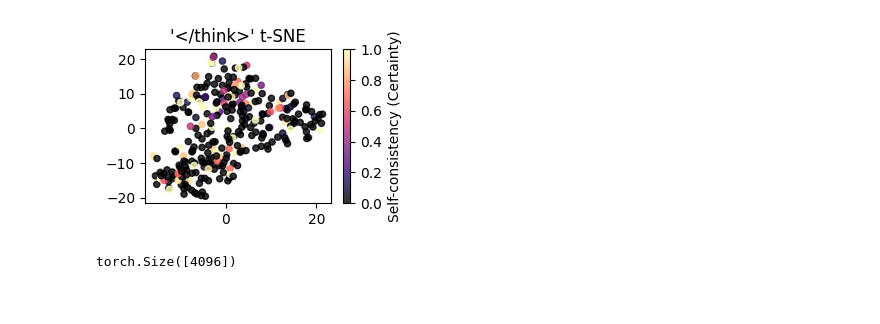
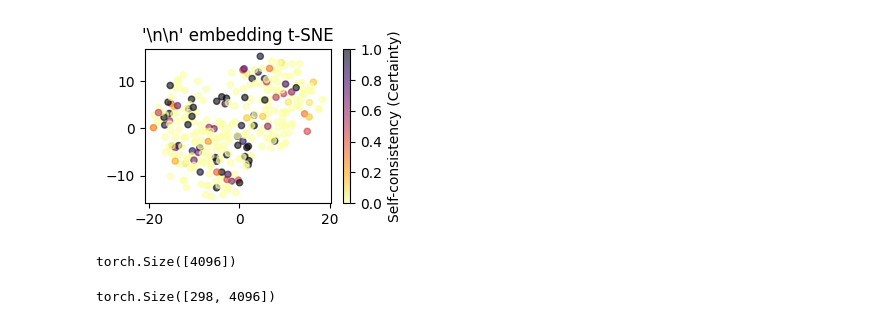
Before and after one commit to pingzhili/vllm-generator, a Jupyter notebook: notebooks/profile.ipynb, the cells around one changed output. Cells and saved outputs as stored; diff of their text form; code cells hidden in the pictures.

```diff
--- a/notebooks/profile.ipynb
+++ b/notebooks/profile.ipynb
@@ -7,7 +7,10 @@ import json
 # %%
 df = pd.read_parquet("../../open-math-reasoning/sample_c7_300_results_repeat_16.parquet")
 prompt_to_embed = torch.load("../../open-math-reasoning/sample_c7_300_problem_last_hidden_states.pt")
-problem_to_embed = {key.split("<|im_start|>user\n")[-1].split("<|im_end|>\n<|im_start|>assistant\n")[0]: value for key, value in prompt_to_embed.items()}
+problem_to_all_layer_embed = {key.split("<|im_start|>user\n")[-1].split("<|im_end|>\n<|im_start|>assistant\n")[0]: value for key, value in prompt_to_embed.items()}
+# %%
+layer = -1
+problem_to_embed = {key: value[layer] for key, value in problem_to_all_layer_embed.items()}
 # %%
 def extract_last_boxed_greedy(text):
     if not text:
@@ -37,29 +40,31 @@ for problem in df.problem.unique():
             num_pass += 1
     problem_to_pass_rate[problem] = num_pass / num_total
 # %%
-import numpy as np
 import matplotlib.pyplot as plt
 from sklearn.manifold import TSNE
 
 # 模拟一些数据
-np.random.seed(42)
 X = torch.stack([problem_to_embed[problem] for problem in problem_to_pass_rate.keys()])
 y = torch.tensor([problem_to_pass_rate[problem] for problem in problem_to_pass_rate.keys()])
 
 # t-SNE 降维
-tsne = TSNE(n_components=2, perplexity=30, learning_rate=200, random_state=42)
+tsne = TSNE(n_components=2, perplexity=30, learning_rate=200, random_state=666, max_iter=3000)
 X_2d = tsne.fit_transform(X)
 
 plt.figure(figsize=(3, 2))
 plt.tight_layout(pad=0)
-sc = plt.scatter(X_2d[:, 0], X_2d[:, 1], c=y, cmap='magma', s=20, alpha=0.8)
+sc = plt.scatter(X_2d[:, 0], X_2d[:, 1], c=y, cmap='inferno_r', s=20, alpha=0.6)
 plt.colorbar(sc, label="Self-consistency (Certainty)")
-plt.title("'</think>' t-SNE")
+plt.title("'\\n\\n' embedding t-SNE")
 # remove tick labels
 plt.show()
 # %% [output]
-[figure, old version]
+[figure, new version]
 # %%
 problem_to_embed["Find a basis for the space of polynomials \\( p(x) \\) of degree less than or equal to 3."].shape
 # %% [output]
 torch.Size([4096])
+# %%
+X.shape
+# %% [output]
+torch.Size([298, 4096])
```
Also changed, not shown: parts of 3 cells of this notebook, 1 other file.
